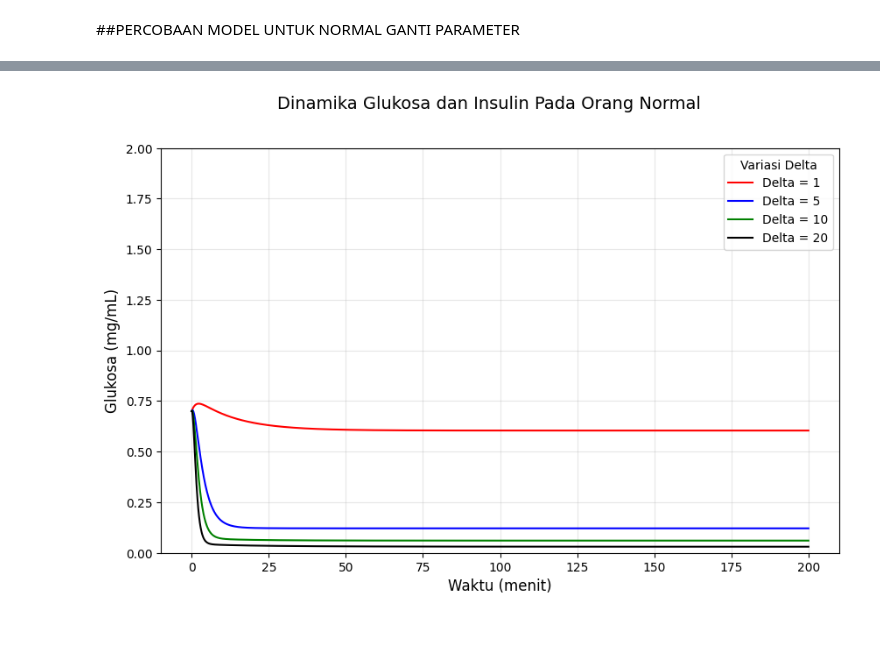
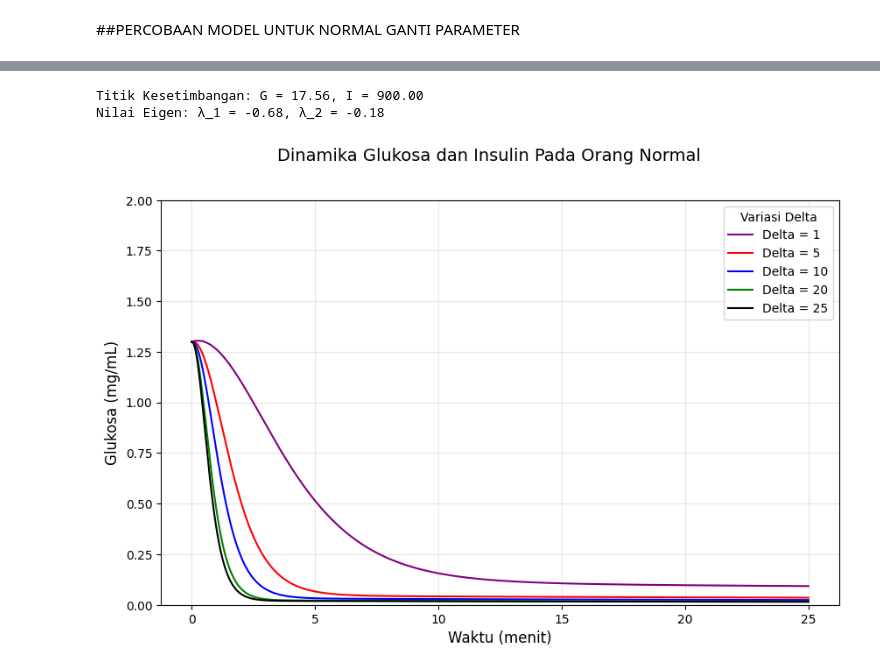
Before and after one commit to dayudyah20/Model-April, a Jupyter notebook: 25_APRIL_MODEL.ipynb, the cells around one changed output, grey strips where cells are left out. Drawn from its saved outputs; the diff is of its cells as text; code cells hidden in the pictures; blank space fills up the shorter version.

```diff
--- a/25_APRIL_MODEL.ipynb
+++ b/25_APRIL_MODEL.ipynb
@@ -470,4 +594,20 @@ Nilai Lambda 2 (λ₂): -0.07743622057601232
+# %%
+# Menghitung titik kesetimbangan berdasarkan formula yang diberikan
+G_eq = alpha * beta / (beta * gamma + delta * theta)
+I_eq = delta / beta
+
+# Menghitung nilai eigen berdasarkan formula yang diberikan
+lambda_1 = (-(beta * gamma) - (theta * delta)) / beta
+lambda_2 = -(alpha * beta**2) / (beta * gamma + delta * theta)
+
+# Menampilkan titik kesetimbangan dan nilai eigen
+print(f"Titik Kesetimbangan: G = {G_eq:.2f}, I = {I_eq:.2f}")
+print(f"Nilai Eigen: \u03bb_1 = {lambda_1:.2f}, \u03bb_2 = {lambda_2:.2f}")
+# %% [output]
+Titik Kesetimbangan: G = 17.56, I = 900.00
+Nilai Eigen: λ_1 = -0.68, λ_2 = -0.18
 # %%
+#1
 import numpy as np
 import matplotlib.pyplot as plt
 
@@ -477,12 +617,6 @@ def f(z, t, alpha, gamma, theta, delta, beta):
     dGdt = alpha - gamma * G - theta * G * I      # perubahan kadar glukosa
     dIdt = delta * G - beta * I * G               # perubahan kadar insulin
     return np.array([dGdt, dIdt])
-
-    #def f(z, t, alpha, gamma, theta, delta, beta):
-    #G, I = z
-    #dGdt = alpha - gamma * G - theta * G * I  # Penurunan glukosa perlahan
-    #dIdt = delta * G - beta * I * G           # Insulin naik sebagai respons glukosa
-    #return np.array([dGdt, dIdt])
 
 # Fungsi Runge-Kutta orde 4 (versi dinamis dengan h)
 def runge_kutta_4(f, z0, t, params):
@@ -499,44 +633,45 @@ def runge_kutta_4(f, z0, t, params):
     return z
 
 # Parameter model tetap
-alpha = 4.6
-gamma = 0.0002
-theta = 0.00075919
-beta = 0.01
+alpha = 5
+gamma = 0.0006
+theta = 0.001
+beta = 0.001
 
 #alpha = 4.5    # Penerimaan glukosa
 #gamma = 0.0002 # Penggunaan glukosa tanpa insulin
 #theta = 0.00075919 # Pengaruh insulin pada glukosa
 #delta = 0.2298 # Sekresi insulin dari glukosa
 #beta = 1500  # Clearance insulin
 
+
 # Rentang waktu simulasi
-t = np.linspace(0, 200, 3000)
+t = np.linspace(0, 25, 3000)
 
 # Variasi delta yang ingin diuji
-delta_list = [1, 5, 10, 20]
-colors = ['red', 'blue', 'green', 'black']
+delta_list = [1, 5, 10, 20, 25]
+colors = ['purple','red', 'blue', 'green', 'black']
 
 fig, ax1 = plt.subplots(figsize=(10, 6))
 
 for i, delta in enumerate(delta_list):
-    z0 = [70.0, 5.0]  # Kondisi awal Glukosa (mg/dL) dan Insulin
+    z0 = [130.0, 5.0]  # Kondisi awal Glukosa (mg/dL) dan Insulin
     params = (alpha, gamma, theta, delta, beta)
     solution = runge_kutta_4(f, z0, t, params)
 
     glucose = solution[:, 0] / 100  # Ubah glukosa dari mg/dL ke mg/mL
 
     ax1.plot(t, glucose, color=colors[i],
              label=f'Delta = {delta}',
              linestyle='dotted' if delta == 0 else '-')
 
 ax1.set_xlabel('Waktu (menit)', fontsize=12)
 ax1.set_ylabel('Glukosa (mg/mL)', color='black', fontsize=12)
 ax1.set_ylim(0, 2)  # Disesuaikan karena sudah dalam mg/mL
 ax1.legend(loc="upper right", title="Variasi Delta", fontsize=10)
 ax1.grid(alpha=0.3)
 
 fig.suptitle('Dinamika Glukosa dan Insulin Pada Orang Normal', fontsize=14)
 plt.show()
 # %% [output]
-[figure, old version]
+[figure, new version]
```
Also changed, not shown: parts of 2 cells of this notebook.
